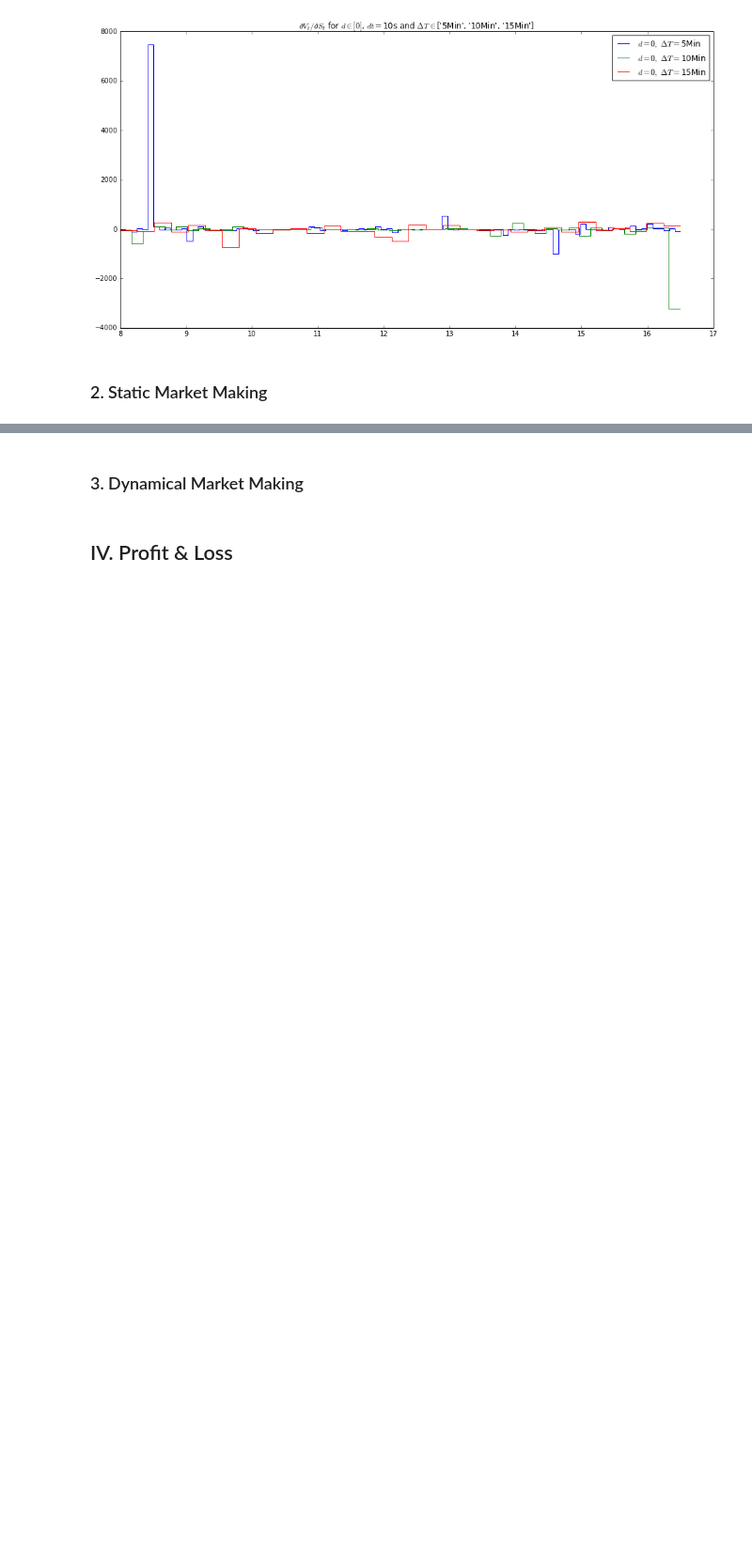
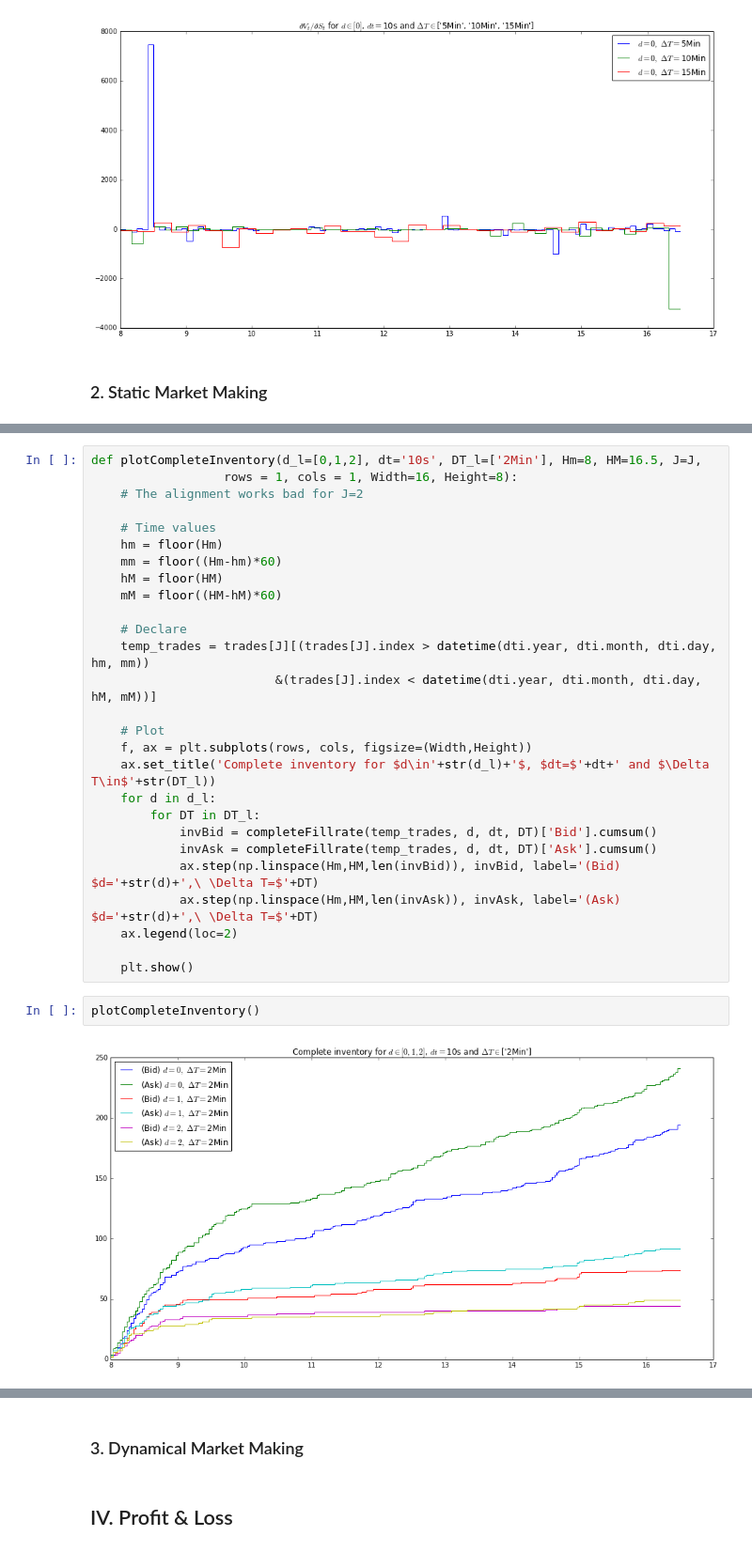
Before and after one commit to m-legrand/TD_Laruelle, a Jupyter notebook: Seance4/TP4.ipynb, the cells around one changed output, grey strips where cells are left out. Shown: that part at 94% size. Saved outputs shown, nothing was run; the diff lists cells and outputs as text; blank space fills up the shorter version.

```diff
--- a/Seance4/TP4.ipynb
+++ b/Seance4/TP4.ipynb
@@ -319,0 +340,31 @@ plotComparedInventory(d_l=[0], DT_l=['5Min','10Min','15Min'], vol=False)
+# %%
+def plotCompleteInventory(d_l=[0,1,2], dt='10s', DT_l=['2Min'], Hm=8, HM=16.5, J=J,
+                  rows = 1, cols = 1, Width=16, Height=8):
+    # The alignment works bad for J=2
+
+    # Time values
+    hm = floor(Hm)
+    mm = floor((Hm-hm)*60)
+    hM = floor(HM)
+    mM = floor((HM-hM)*60)
+
+    # Declare
+    temp_trades = trades[J][(trades[J].index > datetime(dti.year, dti.month, dti.day, hm, mm))
+                         &(trades[J].index < datetime(dti.year, dti.month, dti.day, hM, mM))]
+
+    # Plot
+    f, ax = plt.subplots(rows, cols, figsize=(Width,Height))
+    ax.set_title('Complete inventory for $d\in'+str(d_l)+'$, $dt=$'+dt+' and $\Delta T\in$'+str(DT_l))
+    for d in d_l:
+        for DT in DT_l:
+            invBid = completeFillrate(temp_trades, d, dt, DT)['Bid'].cumsum()
+            invAsk = completeFillrate(temp_trades, d, dt, DT)['Ask'].cumsum()
+            ax.step(np.linspace(Hm,HM,len(invBid)), invBid, label='(Bid) $d='+str(d)+',\ \Delta T=$'+DT)
+            ax.step(np.linspace(Hm,HM,len(invAsk)), invAsk, label='(Ask) $d='+str(d)+',\ \Delta T=$'+DT)
+    ax.legend(loc=2)
+
+    plt.show()
+# %%
+plotCompleteInventory()
+# %% [output]
+[figure, added]
```
Also changed, not shown: parts of 7 cells of this notebook.
